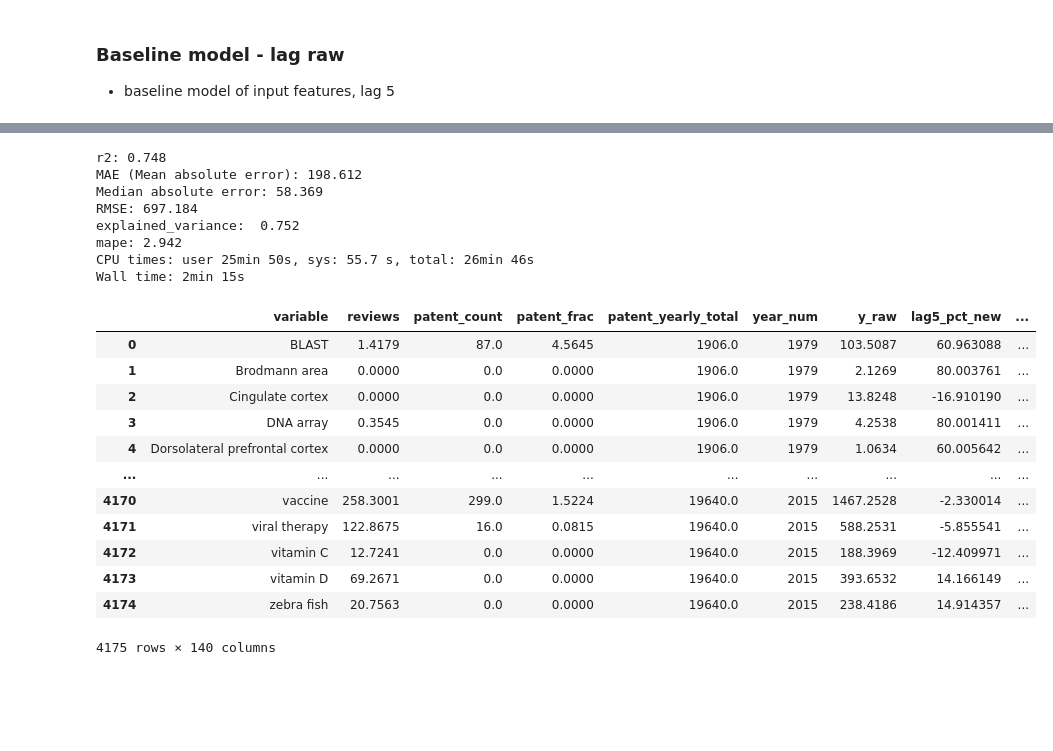
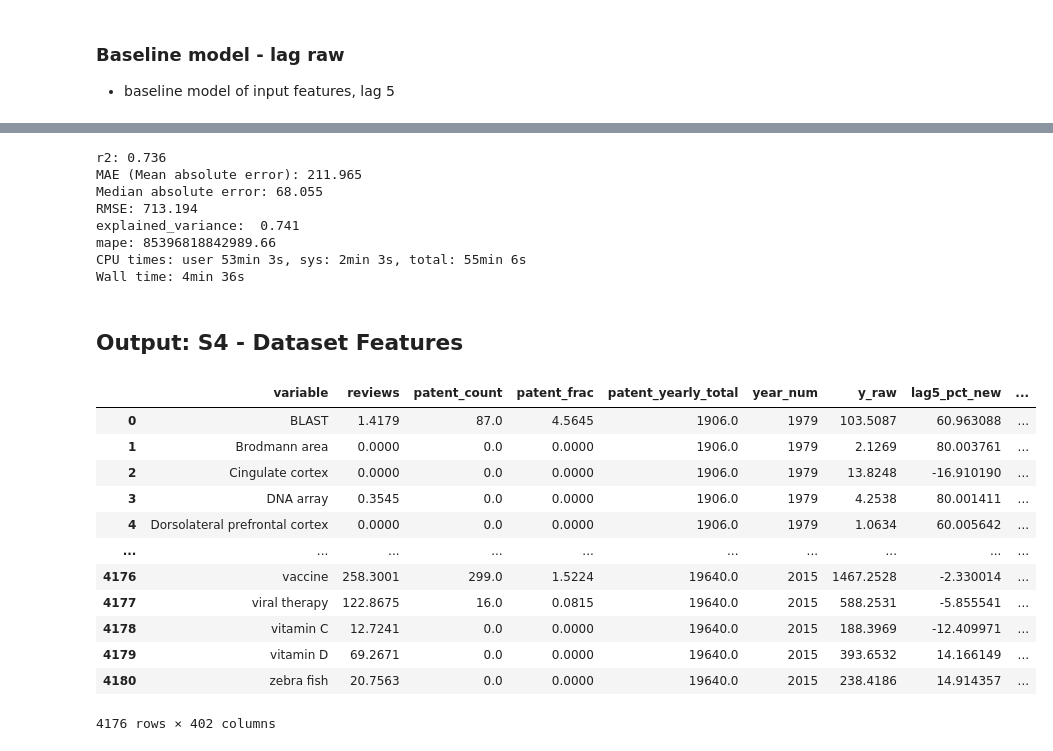
Before and after one commit to ddofer/Trends, a Jupyter notebook: trend pred + CV-V2023-GroupWiseCV.ipynb, the cells around one changed output, grey strips where cells are left out. Saved outputs shown, nothing was run; the diff lists cells and outputs as text; code cells hidden in the pictures; blank space fills up the shorter version.

```diff
--- a/trend pred + CV-V2023-GroupWiseCV.ipynb
+++ b/trend pred + CV-V2023-GroupWiseCV.ipynb
@@ -187,7 +191,7 @@ df_targets[["target_5","y_raw","reviews","first","start","start_sub_first","year
 if FILTER_GROUP_SIZES:
     print(df_targets.shape[0])
     element_group_sizes = df_targets['variable'].groupby(df_targets['variable']).transform('count')
-    df_targets = df_targets[element_group_sizes>6] # was 5, changed for CV results
+    df_targets = df_targets[element_group_sizes>5] # was 5, changed for CV results
     df_targets.reset_index(inplace=True,drop=True) # otherwise, error ??
     print(df_targets.shape[0])
 
@@ -345,15 +374,15 @@ if GET_DL_EMBEDS:
     df_embed_feats.columns = ["embed_"+str(i) for i in df_embed_feats.columns]
 #     df_embed_feats.to_parquet("var_text_embeddings.parquet")
 
-#     ### OPT - truncate size of dims
-# #     ### Has SAME Results as using all embeds
-    pca = PCA()#64)
-    pca.fit(df_embed_feats)
-    print(pca.explained_variance_ratio_[0:2])
-    print(sum(pca.explained_variance_ratio_))
-    print(len(pca.singular_values_))
-    df_embed_feats = pd.DataFrame(pca.transform(df_embed_feats),index=df_embed_feats.index)
-    df_embed_feats.columns = ["embed_"+str(i) for i in df_embed_feats.columns]
+# #     ### OPT - truncate size of dims
+# # #     ### Has SAME Results as using all embeds
+#     pca = PCA()#64)
+#     pca.fit(df_embed_feats)
+#     print(pca.explained_variance_ratio_[0:10])
+#     print(sum(pca.explained_variance_ratio_))
+#     print(len(pca.singular_values_))
+#     df_embed_feats = pd.DataFrame(pca.transform(df_embed_feats),index=df_embed_feats.index)
+#     df_embed_feats.columns = ["embed_"+str(i) for i in df_embed_feats.columns]
 
     print(X.shape)
     X = X.join(df_embed_feats,on="variable",how="left")
@@ -421,27 +445,32 @@ y_pred_base = cross_val_predict(model,X2,y,groups=X["variable"],cv=GroupKFold(30
 assert y_pred_base.shape[0]>4
 regression_results(y, y_pred_base)
 # %% [output]
-r2: 0.748
-MAE (Mean absolute error): 198.612
-Median absolute error: 58.369
-RMSE: 697.184
-explained_variance:  0.752
-mape: 2.942
-CPU times: user 25min 50s, sys: 55.7 s, total: 26min 46s
-Wall time: 2min 15s
+r2: 0.736
+MAE (Mean absolute error): 211.965
+Median absolute error: 68.055
+RMSE: 713.194
+explained_variance:  0.741
+mape: 85396818842989.66
+CPU times: user 53min 3s, sys: 2min 3s, total: 55min 6s
+Wall time: 4min 36s
-# %%
-X
-# %% [output]
-|  | variable | reviews | patent_count | patent_frac | patent_yearly_total | year_num | y_raw | lag5_pct_new | ... |
-| 0 | BLAST | 1.4179 | 87.0 | 4.5645 | 1906.0 | 1979 | 103.5087 | 60.963088 | ... |
-| 1 | Brodmann area | 0.0000 | 0.0 | 0.0000 | 1906.0 | 1979 | 2.1269 | 80.003761 | ... |
-| 2 | Cingulate cortex | 0.0000 | 0.0 | 0.0000 | 1906.0 | 1979 | 13.8248 | -16.910190 | ... |
-| 3 | DNA array | 0.3545 | 0.0 | 0.0000 | 1906.0 | 1979 | 4.2538 | 80.001411 | ... |
-| 4 | Dorsolateral prefrontal cortex | 0.0000 | 0.0 | 0.0000 | 1906.0 | 1979 | 1.0634 | 60.005642 | ... |
-| ... | ... | ... | ... | ... | ... | ... | ... | ... | ... |
-| 4170 | vaccine | 258.3001 | 299.0 | 1.5224 | 19640.0 | 2015 | 1467.2528 | -2.330014 | ... |
-| 4171 | viral therapy | 122.8675 | 16.0 | 0.0815 | 19640.0 | 2015 | 588.2531 | -5.855541 | ... |
-| 4172 | vitamin C | 12.7241 | 0.0 | 0.0000 | 19640.0 | 2015 | 188.3969 | -12.409971 | ... |
-| 4173 | vitamin D | 69.2671 | 0.0 | 0.0000 | 19640.0 | 2015 | 393.6532 | 14.166149 | ... |
-| 4174 | zebra fish | 20.7563 | 0.0 | 0.0000 | 19640.0 | 2015 | 238.4186 | 14.914357 | ... |
-4175 rows × 140 columns
+# %% [markdown]
+## Output: S4 - Dataset Features
+# %%
+df_S4 = X.copy()
+df_S4["TARGET-popularity_5Y_ahead"] = y
+
+df_S4
+# %% [output]
+|  | variable | reviews | patent_count | patent_frac | patent_yearly_total | year_num | y_raw | lag5_pct_new | ... |
+| 0 | BLAST | 1.4179 | 87.0 | 4.5645 | 1906.0 | 1979 | 103.5087 | 60.963088 | ... |
+| 1 | Brodmann area | 0.0000 | 0.0 | 0.0000 | 1906.0 | 1979 | 2.1269 | 80.003761 | ... |
+| 2 | Cingulate cortex | 0.0000 | 0.0 | 0.0000 | 1906.0 | 1979 | 13.8248 | -16.910190 | ... |
+| 3 | DNA array | 0.3545 | 0.0 | 0.0000 | 1906.0 | 1979 | 4.2538 | 80.001411 | ... |
+| 4 | Dorsolateral prefrontal cortex | 0.0000 | 0.0 | 0.0000 | 1906.0 | 1979 | 1.0634 | 60.005642 | ... |
+| ... | ... | ... | ... | ... | ... | ... | ... | ... | ... |
+| 4176 | vaccine | 258.3001 | 299.0 | 1.5224 | 19640.0 | 2015 | 1467.2528 | -2.330014 | ... |
+| 4177 | viral therapy | 122.8675 | 16.0 | 0.0815 | 19640.0 | 2015 | 588.2531 | -5.855541 | ... |
+| 4178 | vitamin C | 12.7241 | 0.0 | 0.0000 | 19640.0 | 2015 | 188.3969 | -12.409971 | ... |
+| 4179 | vitamin D | 69.2671 | 0.0 | 0.0000 | 19640.0 | 2015 | 393.6532 | 14.166149 | ... |
+| 4180 | zebra fish | 20.7563 | 0.0 | 0.0000 | 19640.0 | 2015 | 238.4186 | 14.914357 | ... |
+4176 rows × 402 columns
```
Also changed, not shown: parts of 11 cells of this notebook.
